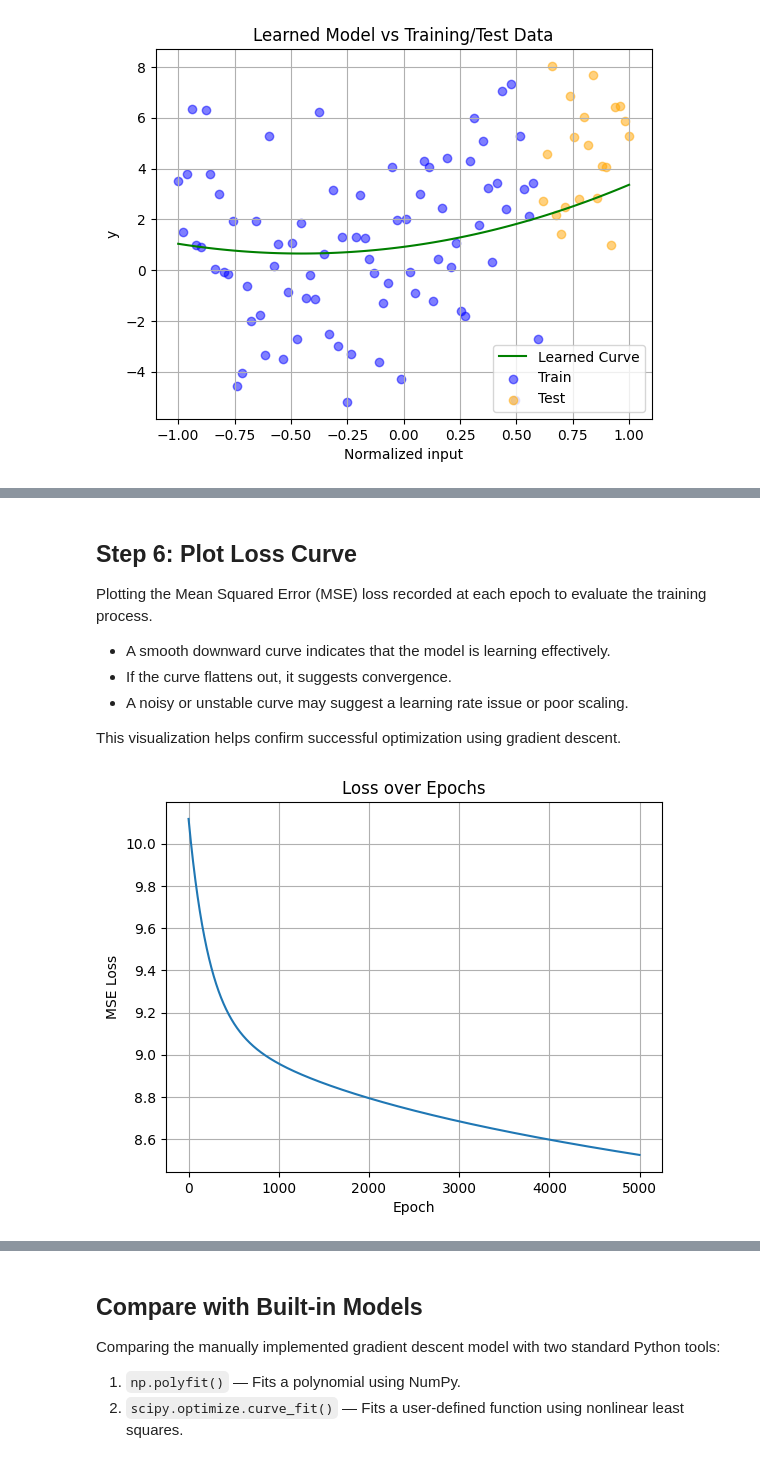
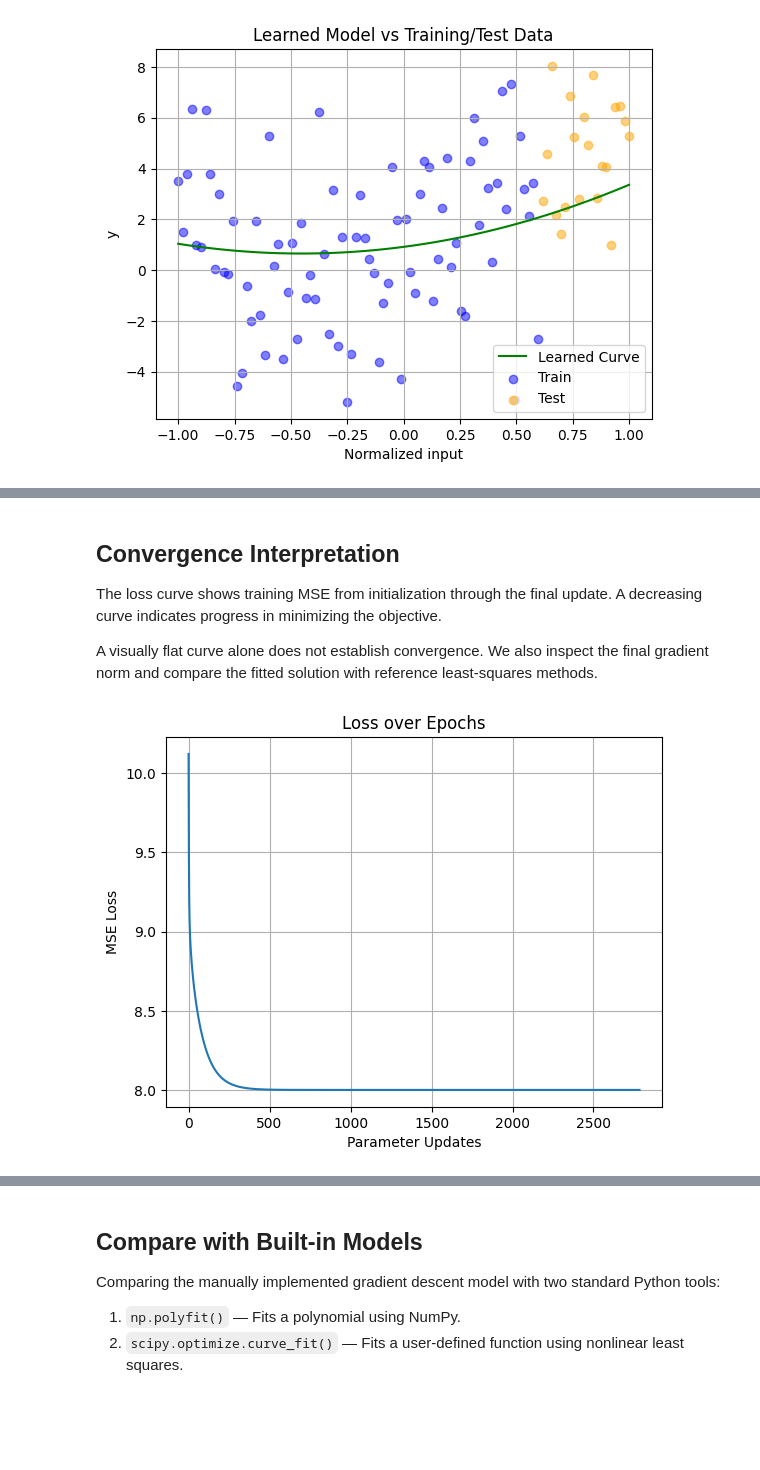
Before and after one commit to Lucid1498/polynomial-regression-from-scratch, a Jupyter notebook: notebooks/polynomial_regression_from_scratch.ipynb, the cells around one changed output, grey strips where cells are left out. Saved outputs shown, nothing was run; the diff lists cells and outputs as text; code cells hidden in the pictures; blank space fills up the shorter version.

Commit message:
Add convergence checks and parameter history to full-batch gradient descent

```diff
--- a/notebooks/polynomial_regression_from_scratch.ipynb
+++ b/notebooks/polynomial_regression_from_scratch.ipynb
@@ -289,20 +319,25 @@ Training the model using the training dataset and evaluate its performance on th
   - Actual vs predicted values on the test set
   - Learned curve overlayed on the full dataset
 # %%
-# Train the model using gradient descent
-theta_final, loss_history = gradient_descent(X_train, y_train, lr=0.001, epochs=5000)
+gd_result = gradient_descent(
+    X_train, y_train,
+    lr=0.1,
+    epochs=20000,
+    tol=1e-8,
+)
 
-# Predict on test set
+# Retain these names for compatibility with later notebook cells.
+theta_final = gd_result["theta"]
+loss_history = gd_result["loss_history"]
+
 y_pred_test = predict(X_test, theta_final)
-
-# Compute test loss
+train_mse = mse_loss(y_train, predict(X_train, theta_final))
 test_mse = mse_loss(y_test, y_pred_test)
 
-# Print training summary
-print("Training data shape:", X_train.shape)
-print("Test data shape:", X_test.shape)
-print("\nSample training points:", list(zip(X_train[:3], y_train[:3])))
-print("Sample test points:", list(zip(X_test[:3], y_test[:3])))
-print("\nLearned parameters (theta):", theta_final)
-print("Final Test MSE:", test_mse)
+print("Learned parameters:", theta_final)
+print(f"Training MSE: {train_mse:.6f}")
+print(f"Test MSE: {test_mse:.6f}")
+print("Parameter updates:", gd_result["n_updates"])
+print(f"Final gradient norm: {gd_result['gradient_norm']:.3e}")
+print("Converged:", gd_result["converged"])
 # %% [output]
@@ -361,21 +390,20 @@ plt.show()
 # %% [markdown]
-## Step 6: Plot Loss Curve
+## Convergence Interpretation
 
-Plotting the Mean Squared Error (MSE) loss recorded at each epoch to evaluate the training process.
+The loss curve shows training MSE from initialization through the final update.
+A decreasing curve indicates progress in minimizing the objective.
 
-- A smooth downward curve indicates that the model is learning effectively.
-- If the curve flattens out, it suggests convergence.
-- A noisy or unstable curve may suggest a learning rate issue or poor scaling.
-
-This visualization helps confirm successful optimization using gradient descent.
+A visually flat curve alone does not establish convergence. We also inspect
+the final gradient norm and compare the fitted solution with reference
+least-squares methods.
 # %%
 # Step 6: Plot Loss over Epochs
 plt.plot(loss_history)
 plt.title("Loss over Epochs")
-plt.xlabel("Epoch")
+plt.xlabel("Parameter Updates")
 plt.ylabel("MSE Loss")
 plt.grid(True)
 plt.show()
 # %% [output]
-[figure, old version]
+[figure, new version]
 # %% [markdown]
```
Also changed, not shown: parts of 6 cells of this notebook.
